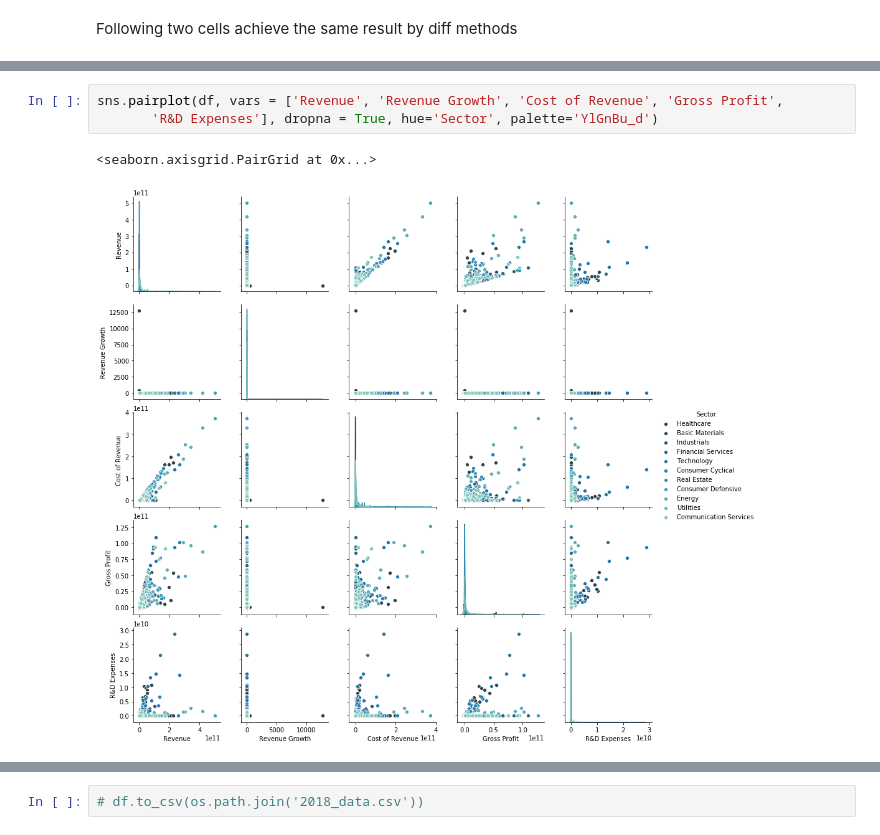
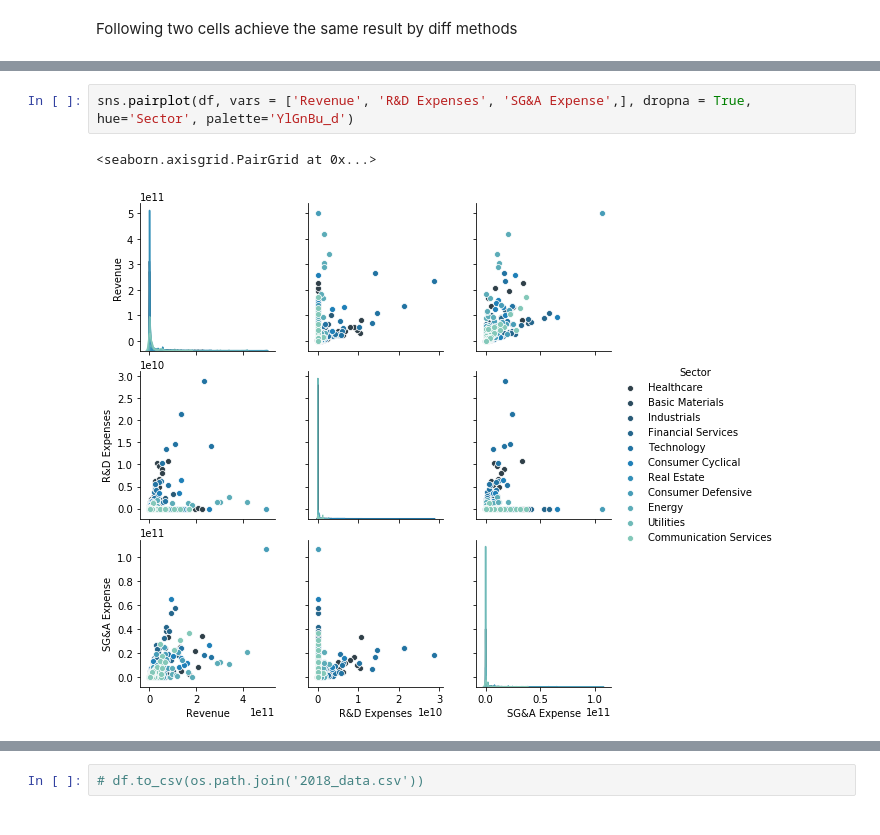
Before and after one commit to daniel-valdes/stock-eda, a Jupyter notebook: eda.ipynb, the cells around one changed output, grey strips where cells are left out. Drawn from its saved outputs; the diff is of its cells as text.

```diff
--- a/eda.ipynb
+++ b/eda.ipynb
@@ -71,6 +72,5 @@ plt.tight_layout()
 # %%
-sns.pairplot(df, vars = ['Revenue', 'Revenue Growth', 'Cost of Revenue', 'Gross Profit',
-       'R&D Expenses'], dropna = True, hue='Sector', palette='YlGnBu_d')
+sns.pairplot(df, vars = ['Revenue', 'R&D Expenses', 'SG&A Expense',], dropna = True, hue='Sector', palette='YlGnBu_d')
 # %% [output]
 <seaborn.axisgrid.PairGrid at 0x...>
-[figure, old version]
+[figure, new version]
```
Also changed, not shown: parts of 8 cells of this notebook, 1 other file.
